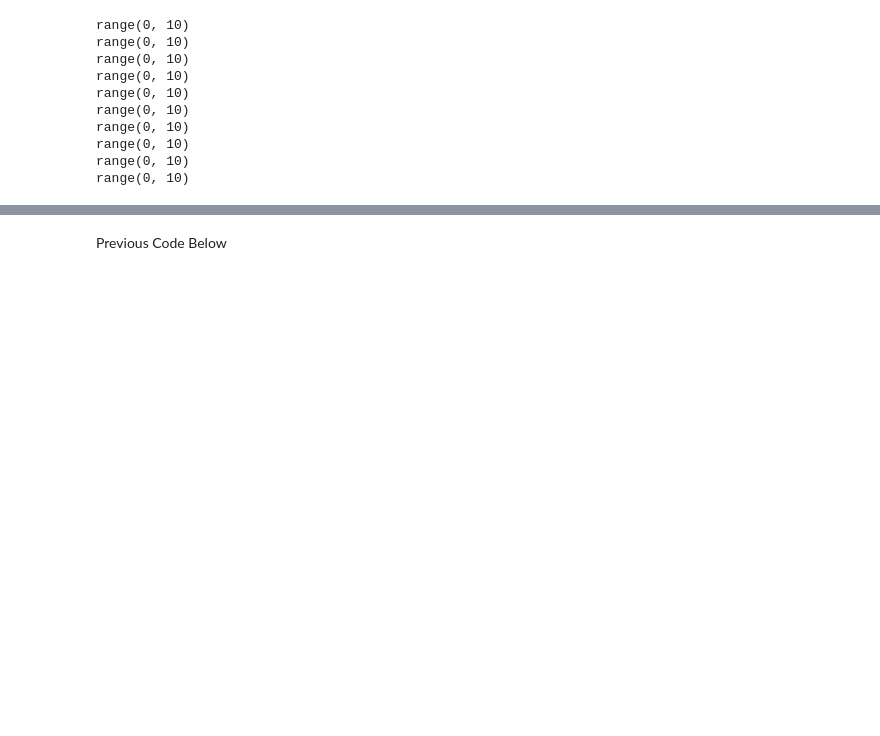
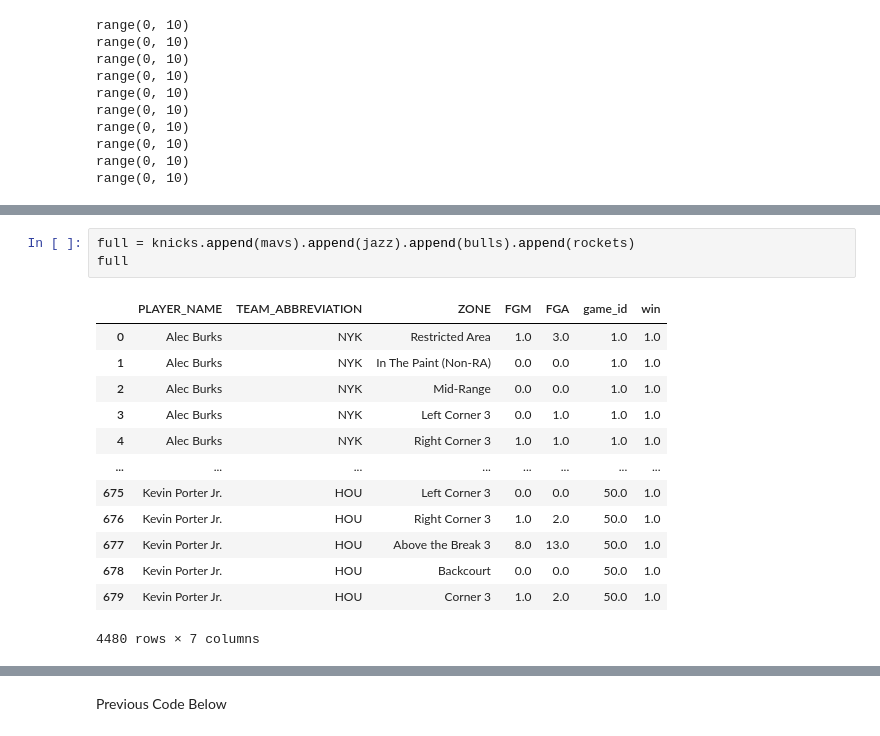
Before and after one commit to drdibble/NBA_API, a Jupyter notebook: nba_api.ipynb, the cells around one changed output, grey strips where cells are left out. Drawn from its saved outputs; the diff is of its cells as text; blank space fills up the shorter version.

```diff
--- a/nba_api.ipynb
+++ b/nba_api.ipynb
@@ -134,3 +142,20 @@ knicks.head()
+# %%
+full = knicks.append(mavs).append(jazz).append(bulls).append(rockets)
+full
+# %% [output]
+|  | PLAYER_NAME | TEAM_ABBREVIATION | ZONE | FGM | FGA | game_id | win |
+| 0 | Alec Burks | NYK | Restricted Area | 1.0 | 3.0 | 1.0 | 1.0 |
+| 1 | Alec Burks | NYK | In The Paint (Non-RA) | 0.0 | 0.0 | 1.0 | 1.0 |
+| 2 | Alec Burks | NYK | Mid-Range | 0.0 | 0.0 | 1.0 | 1.0 |
+| 3 | Alec Burks | NYK | Left Corner 3 | 0.0 | 1.0 | 1.0 | 1.0 |
+| 4 | Alec Burks | NYK | Right Corner 3 | 1.0 | 1.0 | 1.0 | 1.0 |
+| ... | ... | ... | ... | ... | ... | ... | ... |
+| 675 | Kevin Porter Jr. | HOU | Left Corner 3 | 0.0 | 0.0 | 50.0 | 1.0 |
+| 676 | Kevin Porter Jr. | HOU | Right Corner 3 | 1.0 | 2.0 | 50.0 | 1.0 |
+| 677 | Kevin Porter Jr. | HOU | Above the Break 3 | 8.0 | 13.0 | 50.0 | 1.0 |
+| 678 | Kevin Porter Jr. | HOU | Backcourt | 0.0 | 0.0 | 50.0 | 1.0 |
+| 679 | Kevin Porter Jr. | HOU | Corner 3 | 1.0 | 2.0 | 50.0 | 1.0 |
+4480 rows × 7 columns
 # %%
 team = knicks.groupby(['ZONE', 'game_id']).sum()
 team.head()
```
Also changed, not shown: parts of 6 cells of this notebook, 5 other files.
